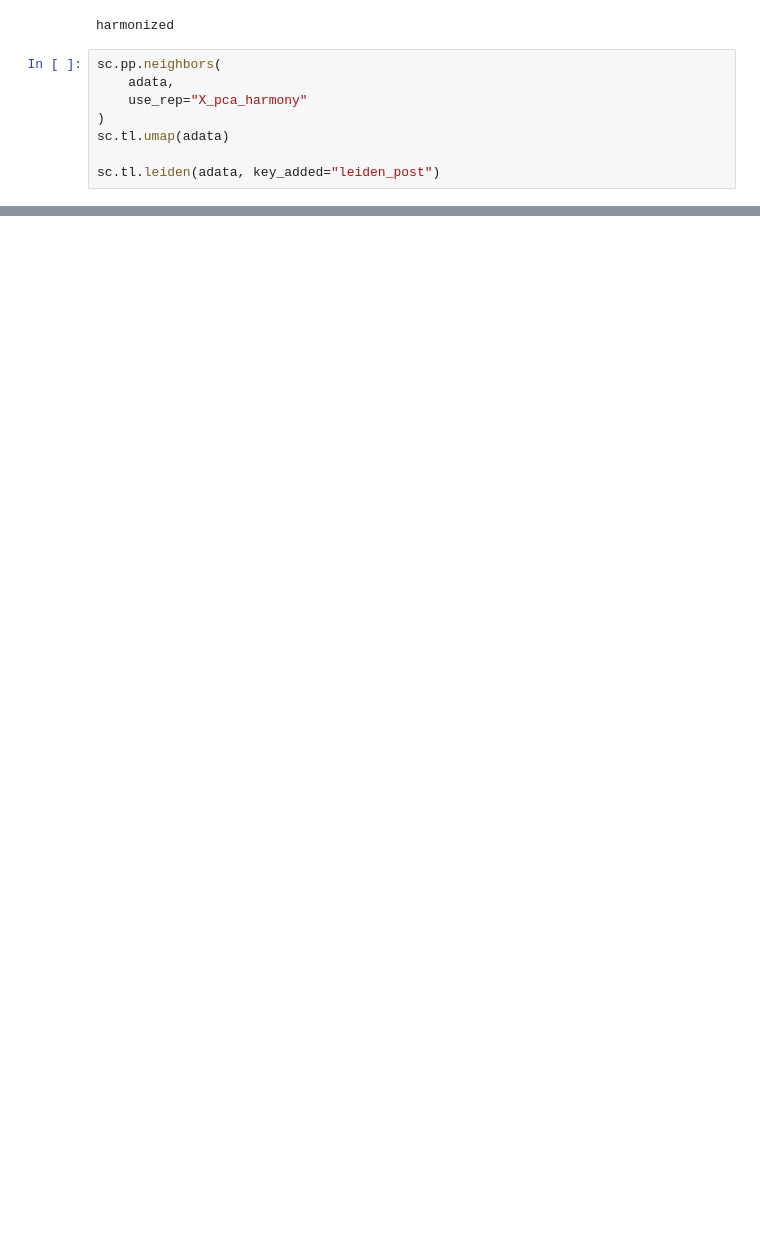
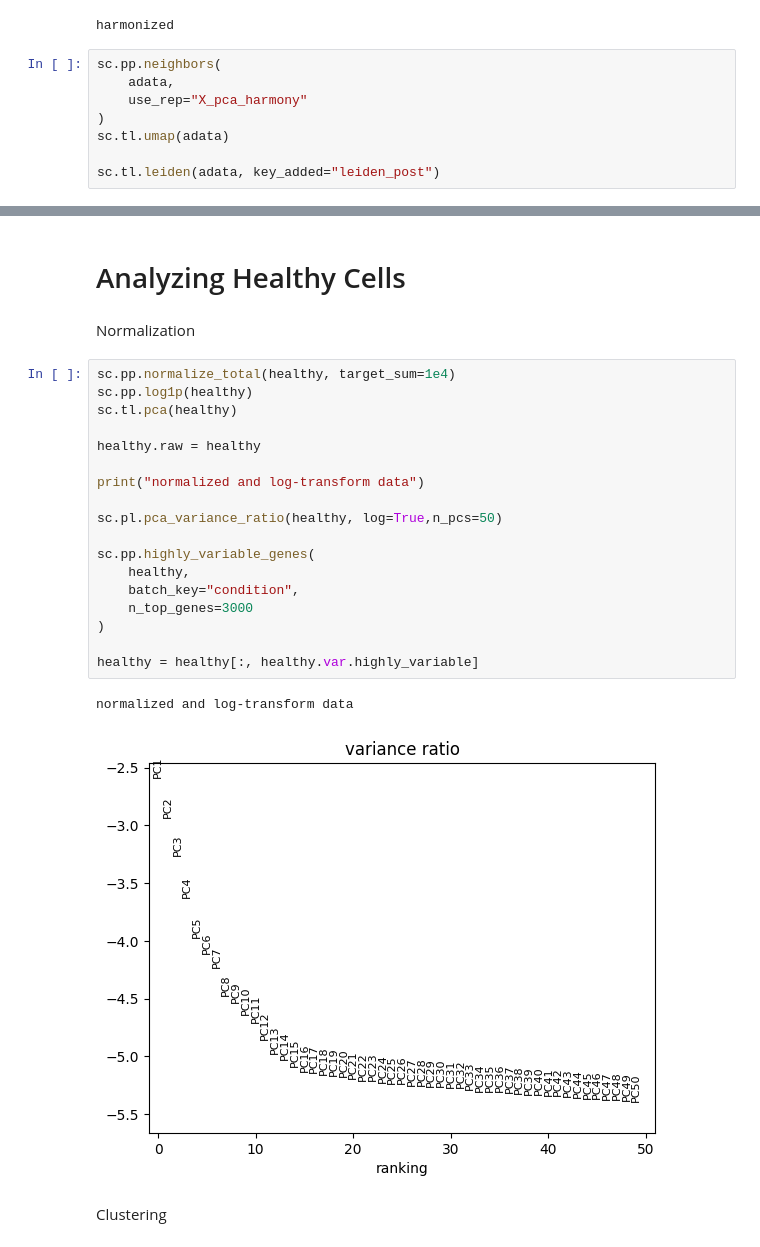
Before and after one commit to sren212/alzheimers_so, a Jupyter notebook: analysis.ipynb, the cells around one changed output, grey strips where cells are left out. Cells and saved outputs as stored; diff of their text form; blank space fills up the shorter version.

```diff
--- a/analysis.ipynb
+++ b/analysis.ipynb
@@ -247,0 +242,27 @@ Annotate Cell Types
+# %% [markdown]
+# Analyzing Healthy Cells
+# %% [markdown]
+Normalization
+# %%
+sc.pp.normalize_total(healthy, target_sum=1e4)
+sc.pp.log1p(healthy)
+sc.tl.pca(healthy)
+
+healthy.raw = healthy
+
+print("normalized and log-transform data")
+
+sc.pl.pca_variance_ratio(healthy, log=True,n_pcs=50)
+
+sc.pp.highly_variable_genes(
+    healthy,
+    batch_key="condition",
+    n_top_genes=3000
+)
+
+healthy = healthy[:, healthy.var.highly_variable]
+# %% [output]
+normalized and log-transform data
+[figure, added]
+# %% [markdown]
+Clustering
```
Also changed, not shown: parts of 51 cells of this notebook, 4 other files.
